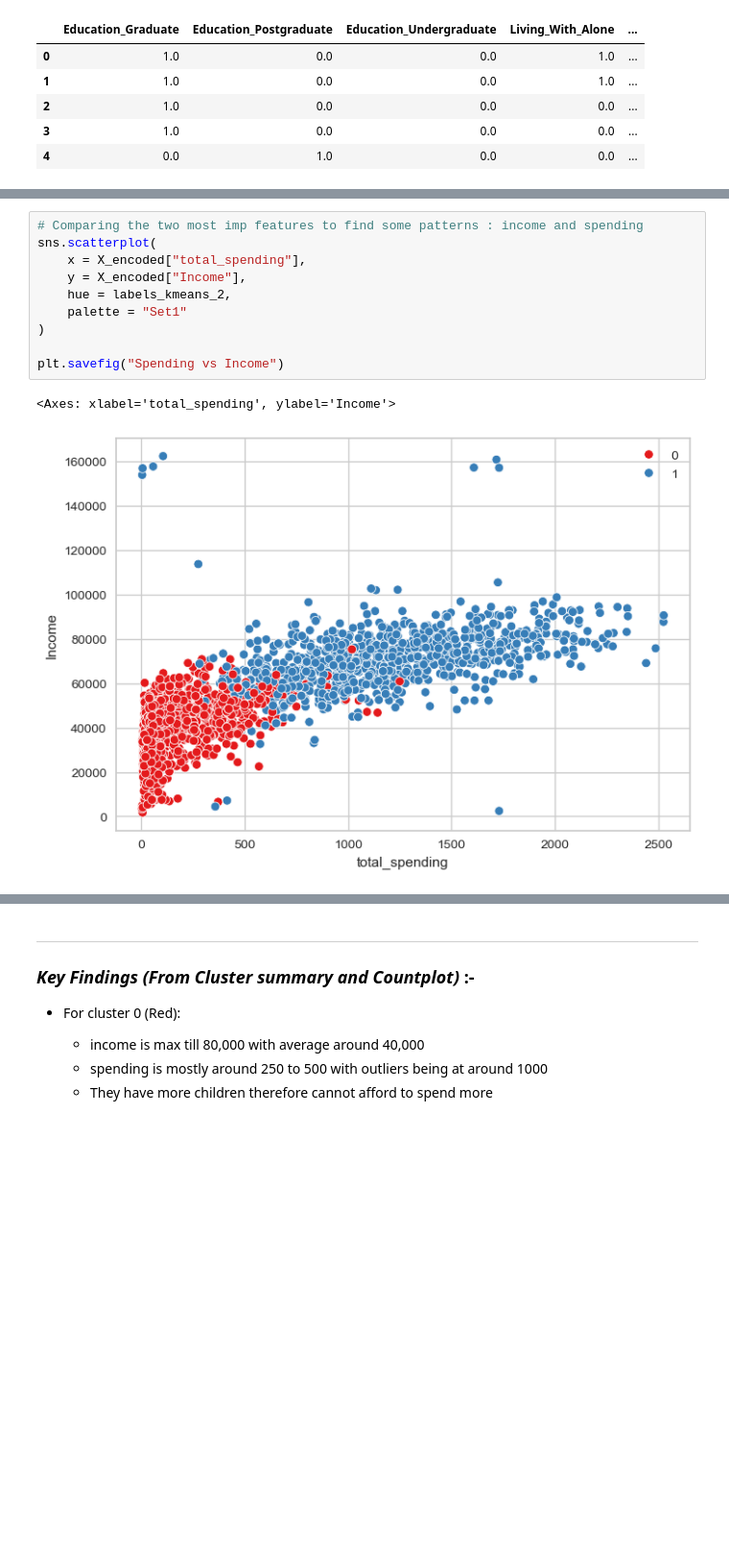
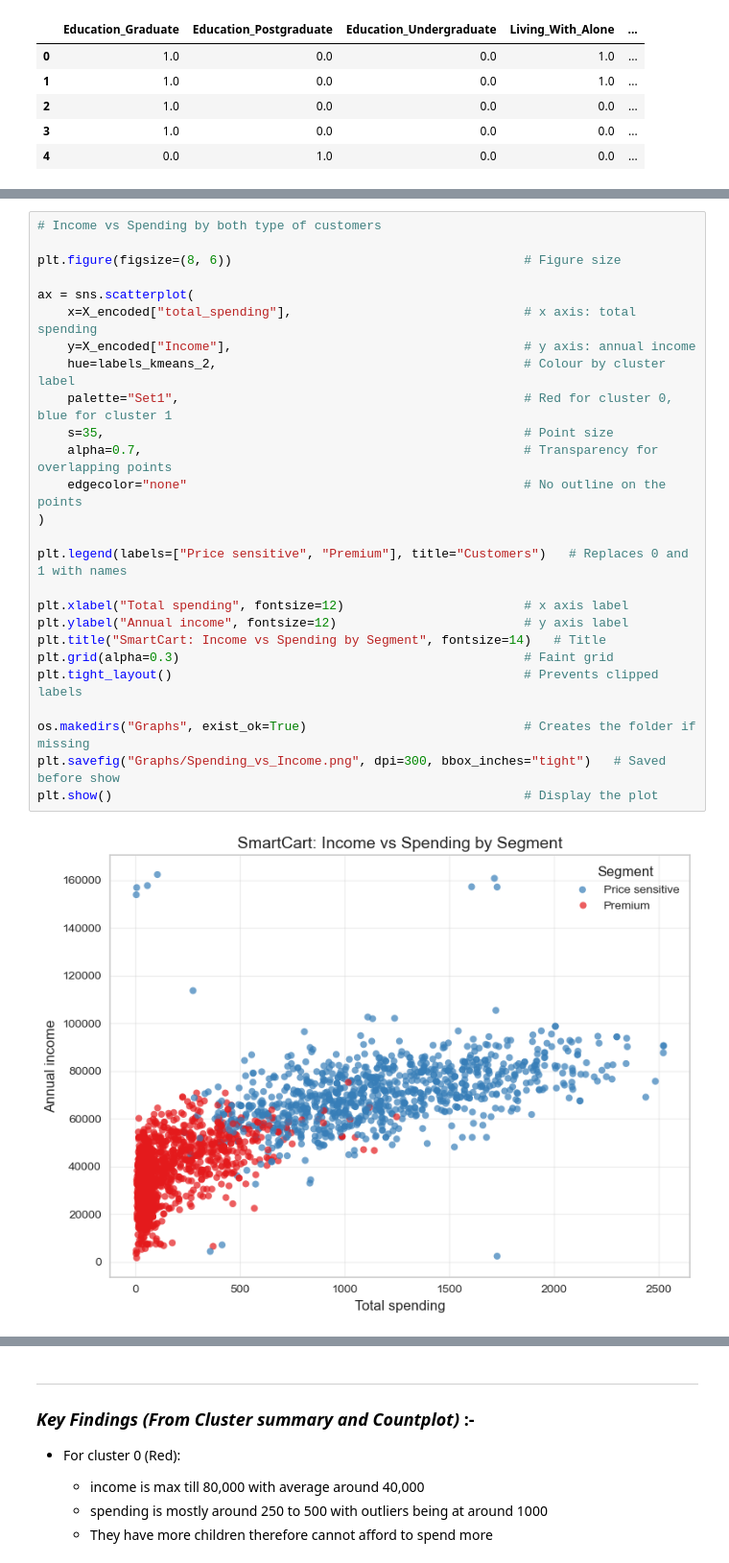
Before and after one commit to K-shhhhh/AI_ML_Foundation, a Jupyter notebook: Module_5_Projects/Minor_Projects/03_SmartCart_Mini_Project/SmartCart_Clustering.ipynb, the cells around one changed output, grey strips where cells are left out. Shown at 96% size. Saved outputs shown, nothing was run; the diff lists cells and outputs as text; blank space fills up the shorter version.

```diff
--- a/Module_5_Projects/Minor_Projects/03_SmartCart_Mini_Project/SmartCart_Clustering.ipynb
+++ b/Module_5_Projects/Minor_Projects/03_SmartCart_Mini_Project/SmartCart_Clustering.ipynb
@@ -441,13 +497,28 @@ sns.countplot(
 # %%
-# Comparing the two most imp features to find some patterns : income and spending
-sns.scatterplot(
-    x = X_encoded["total_spending"],
-    y = X_encoded["Income"],
-    hue = labels_kmeans_2,
-    palette = "Set1"
+# Income vs Spending by both type of customers
+
+plt.figure(figsize=(8, 6))                                       # Figure size
+
+ax = sns.scatterplot(
+    x=X_encoded["total_spending"],                               # x axis: total spending
+    y=X_encoded["Income"],                                       # y axis: annual income
+    hue=labels_kmeans_2,                                         # Colour by cluster label
+    palette="Set1",                                              # Red for cluster 0, blue for cluster 1
+    s=35,                                                        # Point size
+    alpha=0.7,                                                   # Transparency for overlapping points
+    edgecolor="none"                                             # No outline on the points
 )
 
-plt.savefig("Spending vs Income")
+plt.legend(labels=["Price sensitive", "Premium"], title="Customers")   # Replaces 0 and 1 with names
+
+plt.xlabel("Total spending", fontsize=12)                        # x axis label
+plt.ylabel("Annual income", fontsize=12)                         # y axis label
+plt.title("SmartCart: Income vs Spending by Segment", fontsize=14)   # Title
+plt.grid(alpha=0.3)                                              # Faint grid
+plt.tight_layout()                                               # Prevents clipped labels
+
+os.makedirs("Graphs", exist_ok=True)                             # Creates the folder if missing
+plt.savefig("Graphs/Spending_vs_Income.png", dpi=300, bbox_inches="tight")   # Saved before show
+plt.show()                                                       # Display the plot
 # %% [output]
-<Axes: xlabel='total_spending', ylabel='Income'>
-[figure, old version]
+[figure, new version]
```
Also changed, not shown: parts of 9 cells of this notebook, 4 other files.
